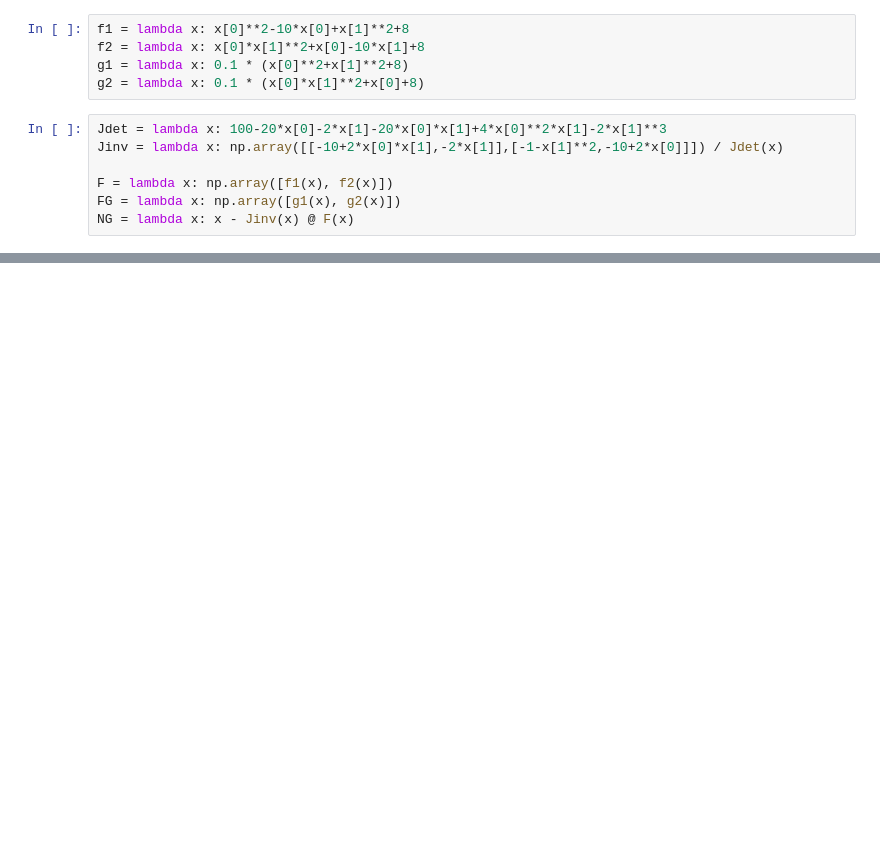
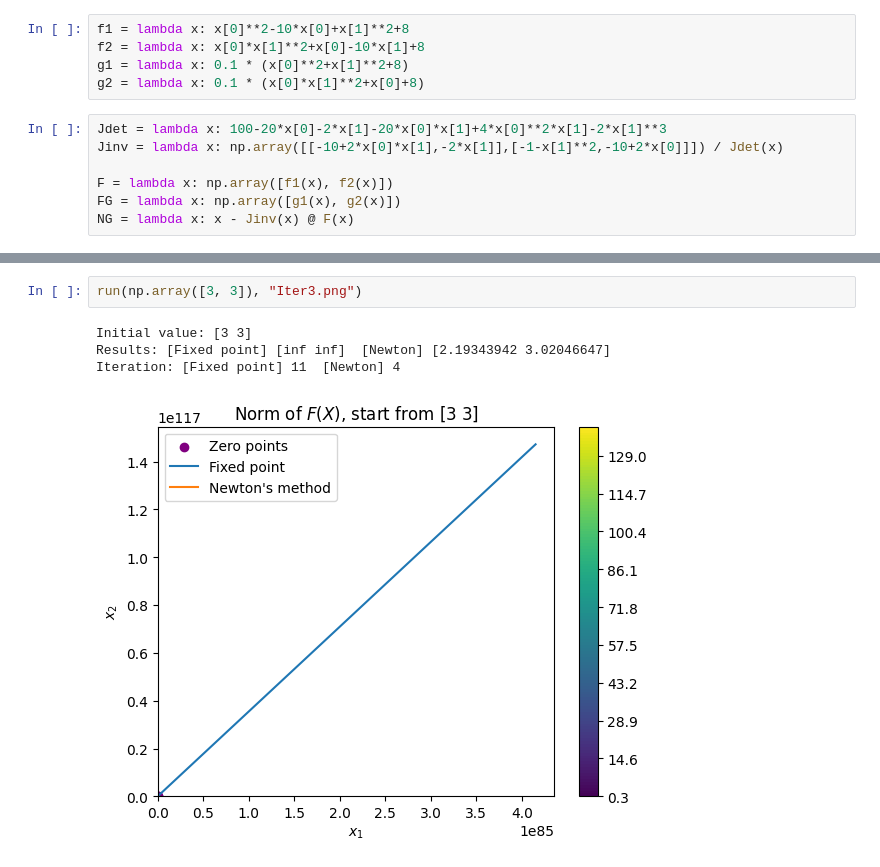
Before and after one commit to nekomiya-kasane/exercises, a Jupyter notebook: 2023-06-05-Coding-Report/Assignment 5.ipynb, the cells around one changed output, grey strips where cells are left out. Drawn from its saved outputs; the diff is of its cells as text; blank space fills up the shorter version.

```diff
--- a/2023-06-05-Coding-Report/Assignment 5.ipynb
+++ b/2023-06-05-Coding-Report/Assignment 5.ipynb
@@ -118,0 +203,7 @@ it2
+# %%
+run(np.array([3, 3]), "Iter3.png")
+# %% [output]
+Initial value: [3 3]
+Results: [Fixed point] [inf inf]  [Newton] [2.19343942 3.02046647]
+Iteration: [Fixed point] 11  [Newton] 4
+[figure, added]
```
Also changed, not shown: parts of 14 cells of this notebook, 9 other files.
